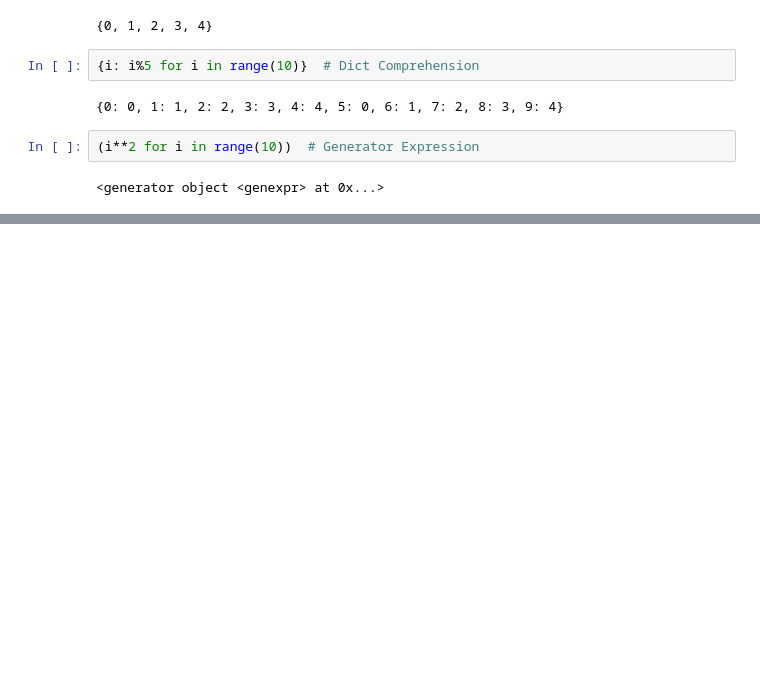
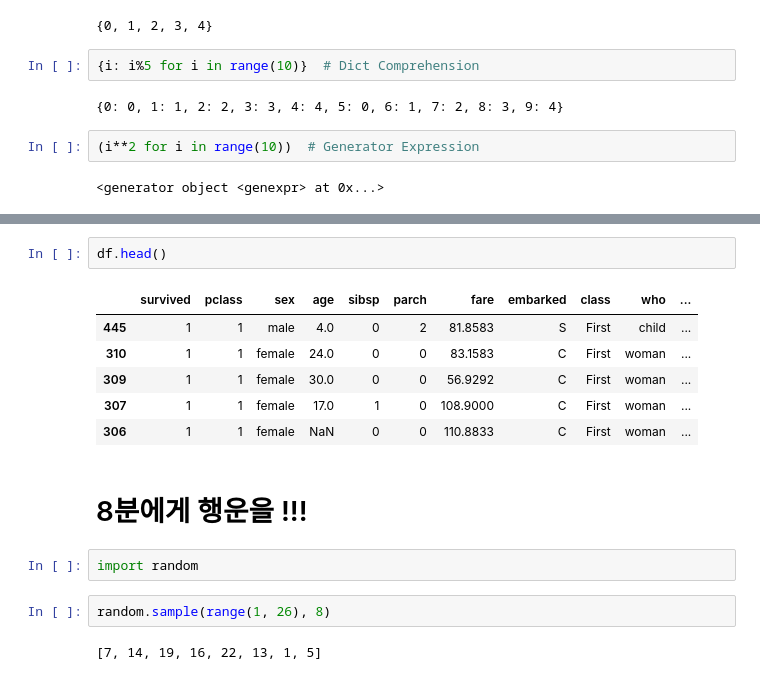
Before and after one commit to CodingSta/demo-ls-201904-pandas, a Jupyter notebook: Pandas 01.ipynb, the cells around one changed output, grey strips where cells are left out. Drawn from its saved outputs; the diff is of its cells as text; blank space fills up the shorter version.

```diff
--- a/Pandas 01.ipynb
+++ b/Pandas 01.ipynb
@@ -339,0 +417,17 @@ mylist
+# %%
+df.head()
+# %% [output]
+|  | survived | pclass | sex | age | sibsp | parch | fare | embarked | class | who | ... |
+| 445 | 1 | 1 | male | 4.0 | 0 | 2 | 81.8583 | S | First | child | ... |
+| 310 | 1 | 1 | female | 24.0 | 0 | 0 | 83.1583 | C | First | woman | ... |
+| 309 | 1 | 1 | female | 30.0 | 0 | 0 | 56.9292 | C | First | woman | ... |
+| 307 | 1 | 1 | female | 17.0 | 1 | 0 | 108.9000 | C | First | woman | ... |
+| 306 | 1 | 1 | female | NaN | 0 | 0 | 110.8833 | C | First | woman | ... |
+# %% [markdown]
+# 8분에게 행운을 !!!
+# %%
+import random
+# %%
+random.sample(range(1, 26), 8)
+# %% [output]
+[7, 14, 19, 16, 22, 13, 1, 5]
```
Also changed, not shown: parts of 9 cells of this notebook.
